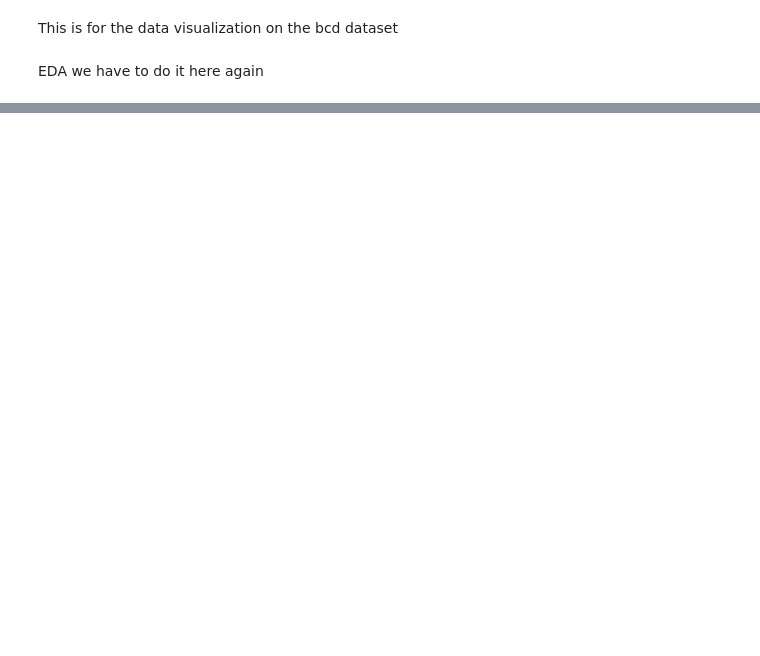
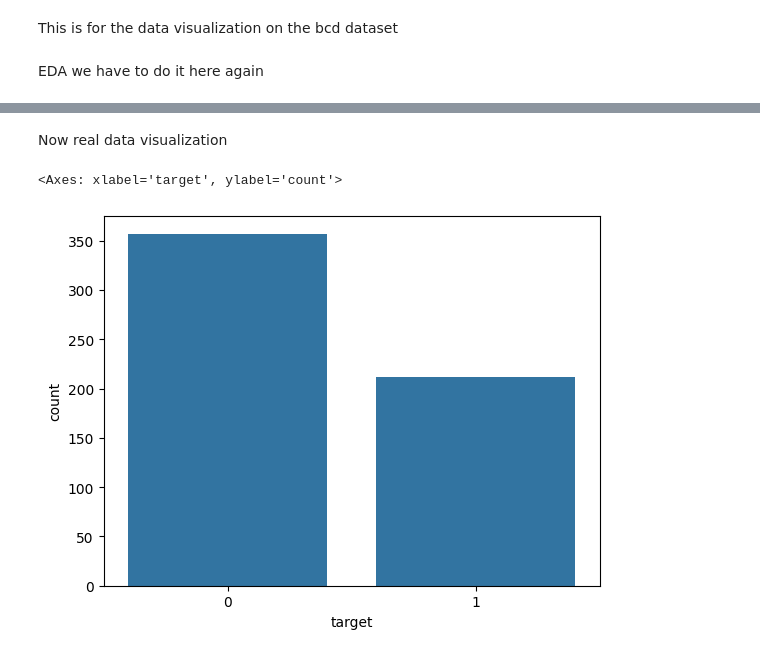
Before and after one commit to Tarunkasliwal/bcd, a Jupyter notebook: data_visualization.ipynb, the cells around one changed output, grey strips where cells are left out. Cells and saved outputs as stored; diff of their text form; code cells hidden in the pictures; blank space fills up the shorter version.

Commit message:
updated final data visualization

```diff
--- a/data_visualization.ipynb
+++ b/data_visualization.ipynb
@@ -23,0 +30,8 @@ bcd.groupby('target').mean()
+# %% [markdown]
+Now real data  visualization
+# %%
+# countplot for the target column for checkin gthe distribution of target
+sns.countplot(x='target', data=bcd)
+# %% [output]
+<Axes: xlabel='target', ylabel='count'>
+[figure, added]
```
Also changed, not shown: parts of 16 cells of this notebook.
